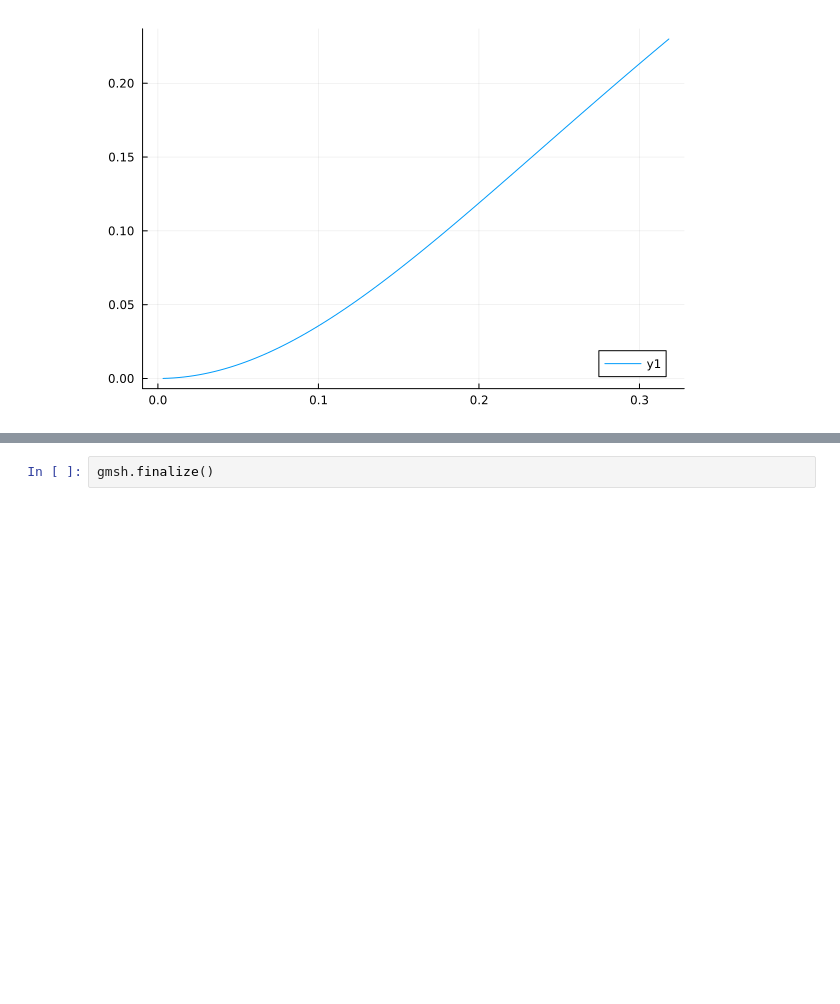
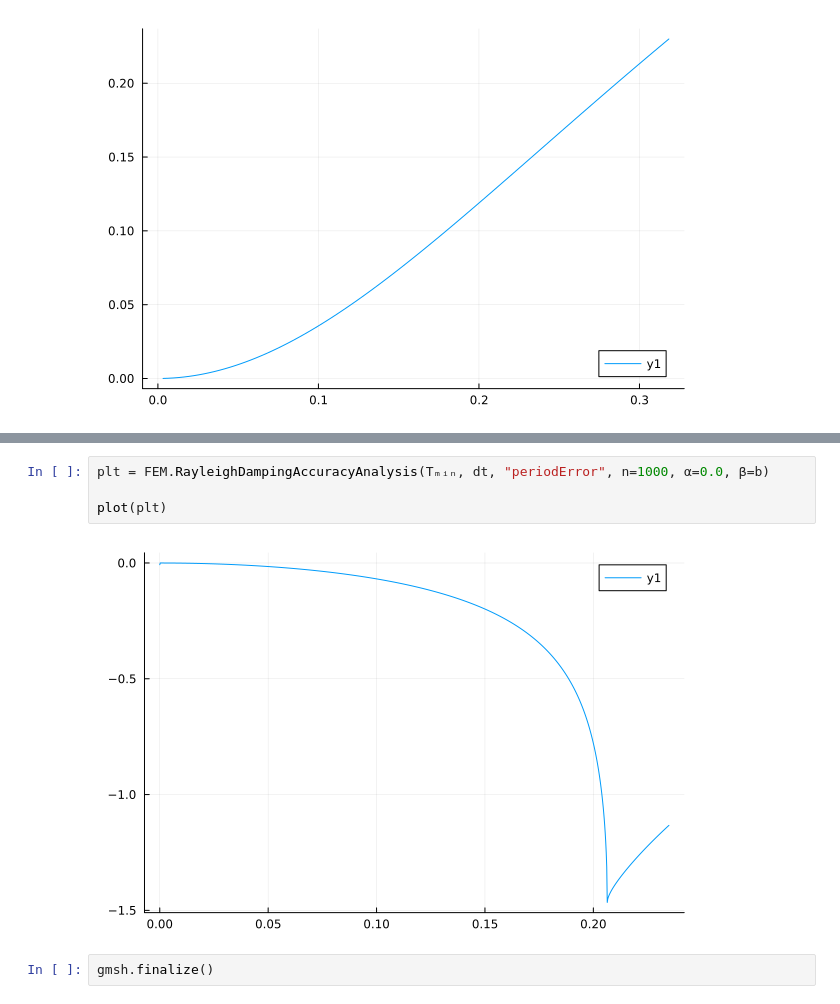
Before and after one commit to perebalazs/LowLevelFEM.jl, a Jupyter notebook: examples/wavePropagationInRectangle.ipynb, the cells around one changed output, grey strips where cells are left out. Saved outputs shown, nothing was run; the diff lists cells and outputs as text; blank space fills up the shorter version.

```diff
--- a/examples/wavePropagationInRectangle.ipynb
+++ b/examples/wavePropagationInRectangle.ipynb
@@ -350,2 +372,8 @@ plot(plt)
+# %%
+plt = FEM.RayleighDampingAccuracyAnalysis(Tₘᵢₙ, dt, "periodError", n=1000, α=0.0, β=b)
+
+plot(plt)
+# %% [output]
+[figure, added]
 # %%
 gmsh.finalize()
```
Also changed, not shown: parts of 4 cells of this notebook, 1 other file.
